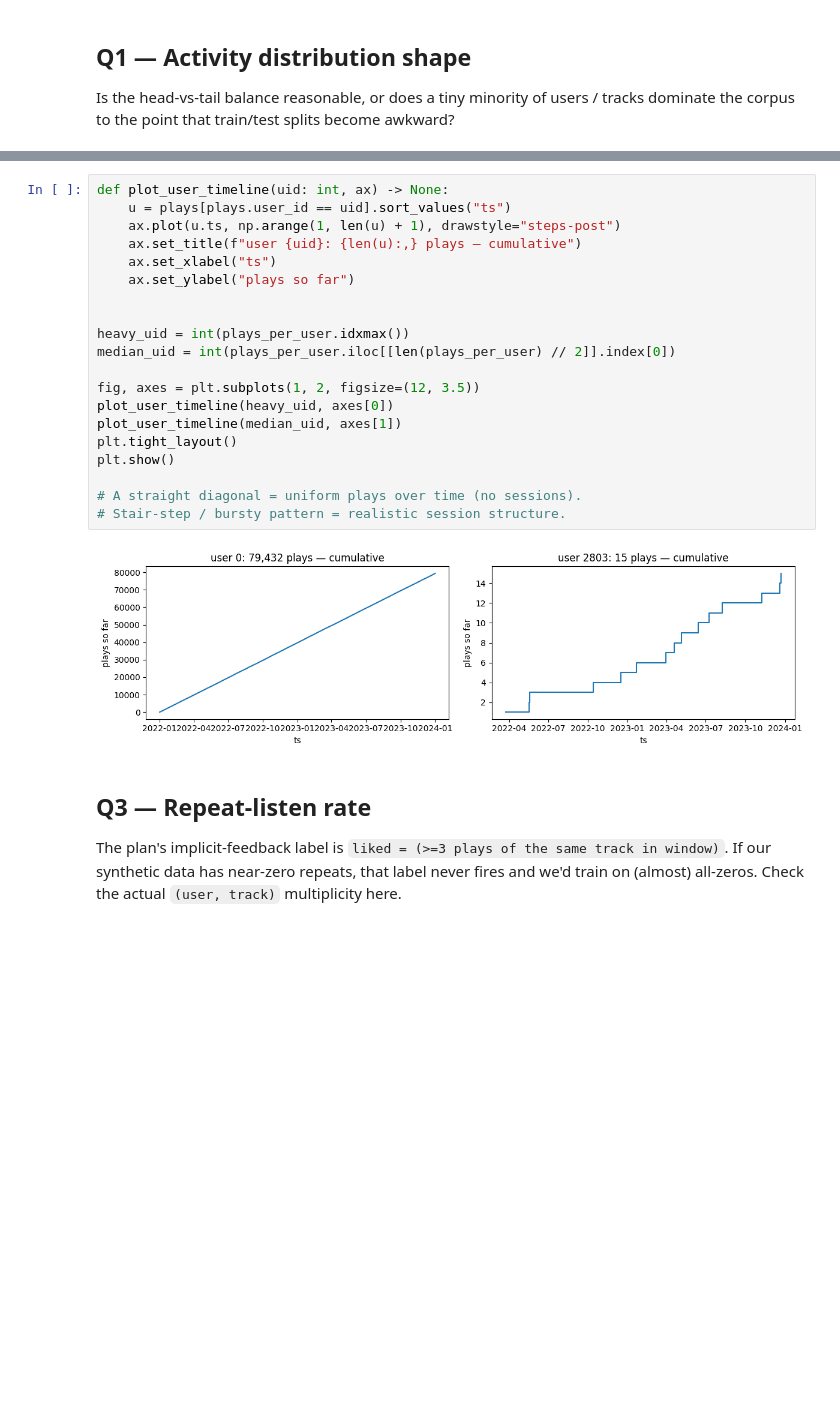
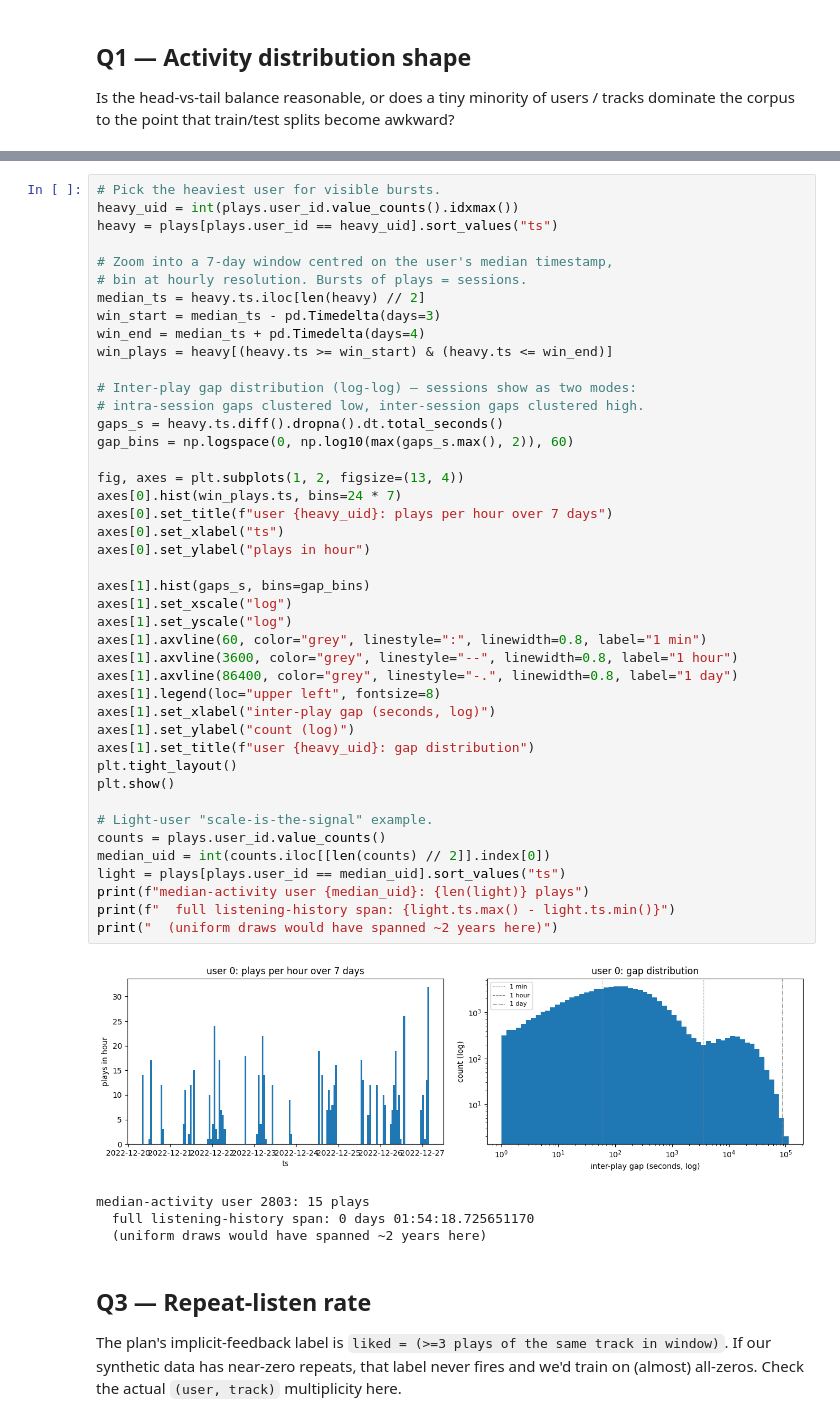
Before and after one commit to jpnaranjo20/tunescope-music-recommendation, a Jupyter notebook: explore.ipynb, the cells around one changed output, grey strips where cells are left out. Cells and saved outputs as stored; diff of their text form; blank space fills up the shorter version.

```diff
--- a/explore.ipynb
+++ b/explore.ipynb
@@ -124,25 +144,51 @@ coefficient of variation: 0.038  (near 0 = uniform; >0.3 = clustered)
 # %%
-def plot_user_timeline(uid: int, ax) -> None:
-    u = plays[plays.user_id == uid].sort_values("ts")
-    ax.plot(u.ts, np.arange(1, len(u) + 1), drawstyle="steps-post")
-    ax.set_title(f"user {uid}: {len(u):,} plays — cumulative")
-    ax.set_xlabel("ts")
-    ax.set_ylabel("plays so far")
+# Pick the heaviest user for visible bursts.
+heavy_uid = int(plays.user_id.value_counts().idxmax())
+heavy = plays[plays.user_id == heavy_uid].sort_values("ts")
 
+# Zoom into a 7-day window centred on the user's median timestamp,
+# bin at hourly resolution. Bursts of plays = sessions.
+median_ts = heavy.ts.iloc[len(heavy) // 2]
+win_start = median_ts - pd.Timedelta(days=3)
+win_end = median_ts + pd.Timedelta(days=4)
+win_plays = heavy[(heavy.ts >= win_start) & (heavy.ts <= win_end)]
 
-heavy_uid = int(plays_per_user.idxmax())
-median_uid = int(plays_per_user.iloc[[len(plays_per_user) // 2]].index[0])
+# Inter-play gap distribution (log-log) — sessions show as two modes:
+# intra-session gaps clustered low, inter-session gaps clustered high.
+gaps_s = heavy.ts.diff().dropna().dt.total_seconds()
+gap_bins = np.logspace(0, np.log10(max(gaps_s.max(), 2)), 60)
 
-fig, axes = plt.subplots(1, 2, figsize=(12, 3.5))
-plot_user_timeline(heavy_uid, axes[0])
-plot_user_timeline(median_uid, axes[1])
+fig, axes = plt.subplots(1, 2, figsize=(13, 4))
+axes[0].hist(win_plays.ts, bins=24 * 7)
+axes[0].set_title(f"user {heavy_uid}: plays per hour over 7 days")
+axes[0].set_xlabel("ts")
+axes[0].set_ylabel("plays in hour")
+
+axes[1].hist(gaps_s, bins=gap_bins)
+axes[1].set_xscale("log")
+axes[1].set_yscale("log")
+axes[1].axvline(60, color="grey", linestyle=":", linewidth=0.8, label="1 min")
+axes[1].axvline(3600, color="grey", linestyle="--", linewidth=0.8, label="1 hour")
+axes[1].axvline(86400, color="grey", linestyle="-.", linewidth=0.8, label="1 day")
+axes[1].legend(loc="upper left", fontsize=8)
+axes[1].set_xlabel("inter-play gap (seconds, log)")
+axes[1].set_ylabel("count (log)")
+axes[1].set_title(f"user {heavy_uid}: gap distribution")
 plt.tight_layout()
 plt.show()
 
-# A straight diagonal = uniform plays over time (no sessions).
-# Stair-step / bursty pattern = realistic session structure.
+# Light-user "scale-is-the-signal" example.
+counts = plays.user_id.value_counts()
+median_uid = int(counts.iloc[[len(counts) // 2]].index[0])
+light = plays[plays.user_id == median_uid].sort_values("ts")
+print(f"median-activity user {median_uid}: {len(light)} plays")
+print(f"  full listening-history span: {light.ts.max() - light.ts.min()}")
+print("  (uniform draws would have spanned ~2 years here)")
 # %% [output]
-[figure, old version]
+[figure, new version]
+median-activity user 2803: 15 plays
+  full listening-history span: 0 days 01:54:18.725651170
+  (uniform draws would have spanned ~2 years here)
 # %% [markdown]
 ## Q3 — Repeat-listen rate
 
```
Also changed, not shown: parts of 6 cells of this notebook, 2 other files.
